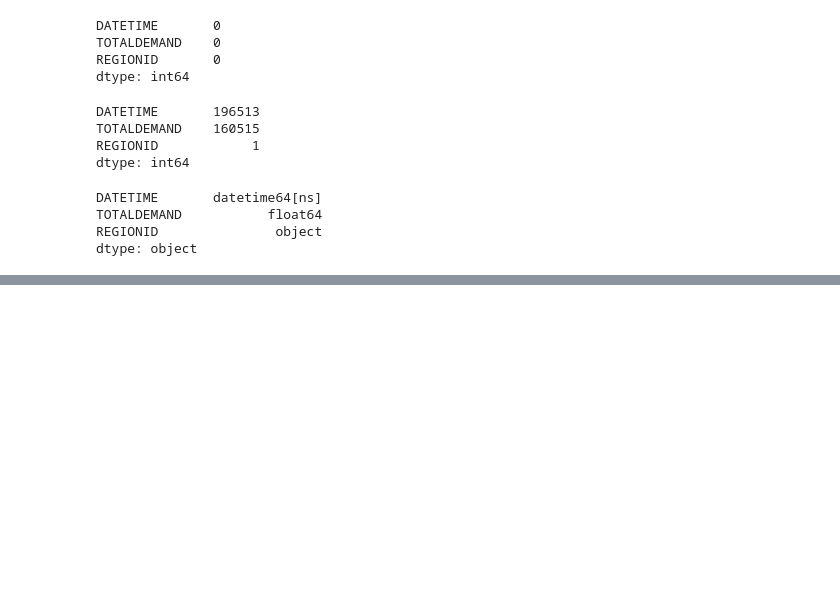
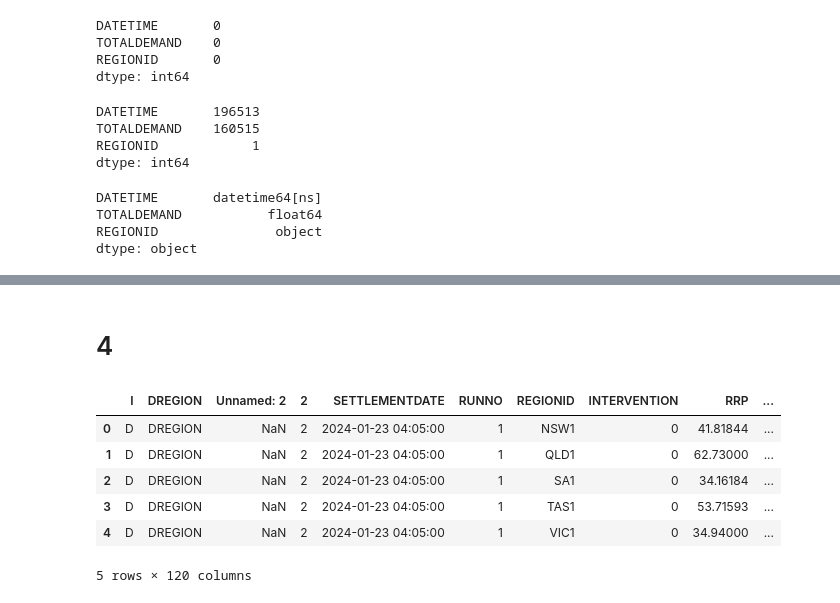
Before and after one commit to mkingopng/electricity_demand_forecasting, a Jupyter notebook: src/eda.ipynb, the cells around one changed output, grey strips where cells are left out. Cells and saved outputs as stored; diff of their text form; code cells hidden in the pictures; blank space fills up the shorter version.

```diff
--- a/src/eda.ipynb
+++ b/src/eda.ipynb
@@ -1282,0 +1506,2 @@ dtype: object
+# %% [markdown]
+# 4
@@ -1282,0 +1513,10 @@ dtype: object
+# %%
+df4.head()
+# %% [output]
+|  | I | DREGION | Unnamed: 2 | 2 | SETTLEMENTDATE | RUNNO | REGIONID | INTERVENTION | RRP | ... |
+| 0 | D | DREGION | NaN | 2 | 2024-01-23 04:05:00 | 1 | NSW1 | 0 | 41.81844 | ... |
+| 1 | D | DREGION | NaN | 2 | 2024-01-23 04:05:00 | 1 | QLD1 | 0 | 62.73000 | ... |
+| 2 | D | DREGION | NaN | 2 | 2024-01-23 04:05:00 | 1 | SA1 | 0 | 34.16184 | ... |
+| 3 | D | DREGION | NaN | 2 | 2024-01-23 04:05:00 | 1 | TAS1 | 0 | 53.71593 | ... |
+| 4 | D | DREGION | NaN | 2 | 2024-01-23 04:05:00 | 1 | VIC1 | 0 | 34.94000 | ... |
+5 rows × 120 columns
```
Also changed, not shown: parts of 67 cells of this notebook, 3 other files.
